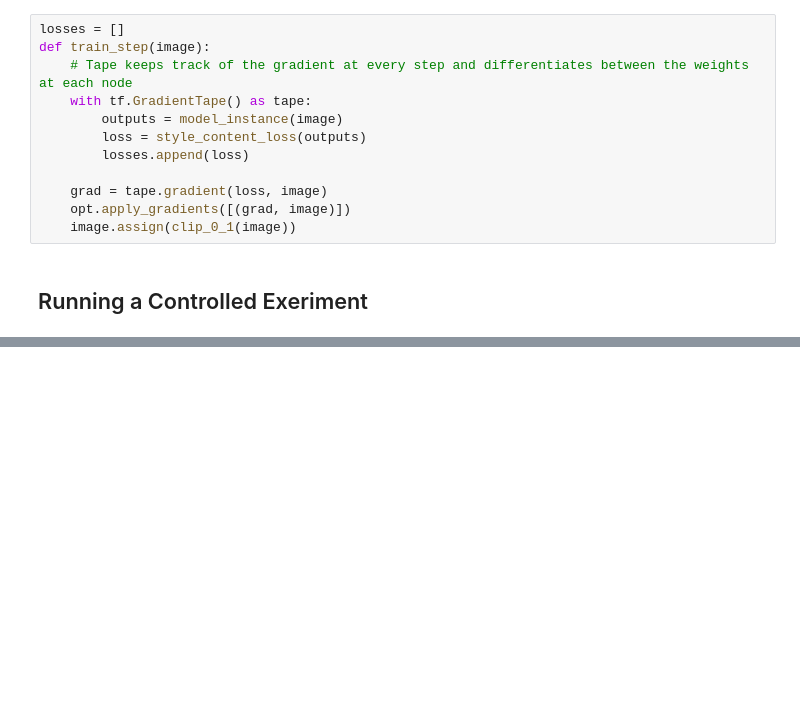
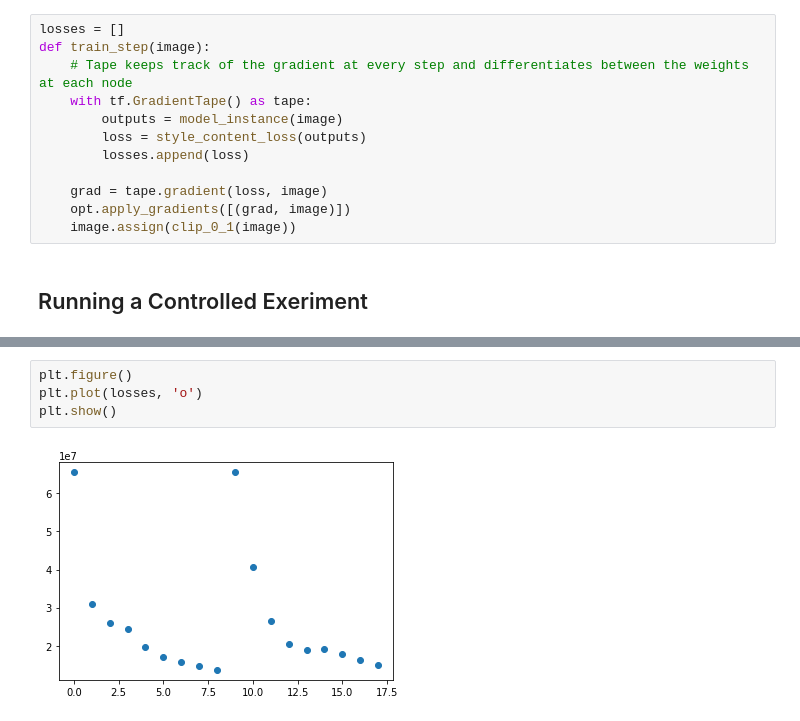
Before and after one commit to Inkering/ML-Project-1, a Jupyter notebook: Transfer_test.ipynb, the cells around one changed output, grey strips where cells are left out. Drawn from its saved outputs; the diff is of its cells as text; blank space fills up the shorter version.

```diff
--- a/Transfer_test.ipynb
+++ b/Transfer_test.ipynb
@@ -304,0 +356,6 @@ plt.show()
+# %%
+plt.figure()
+plt.plot(losses, 'o')
+plt.show()
+# %% [output]
+[figure, added]
```
Also changed, not shown: parts of 9 cells of this notebook.
